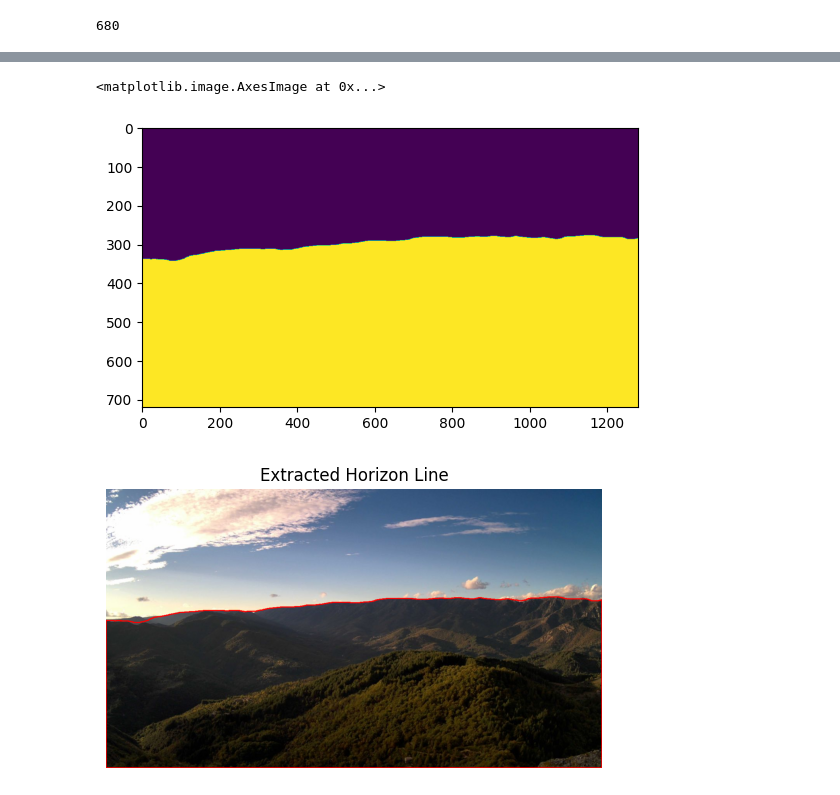
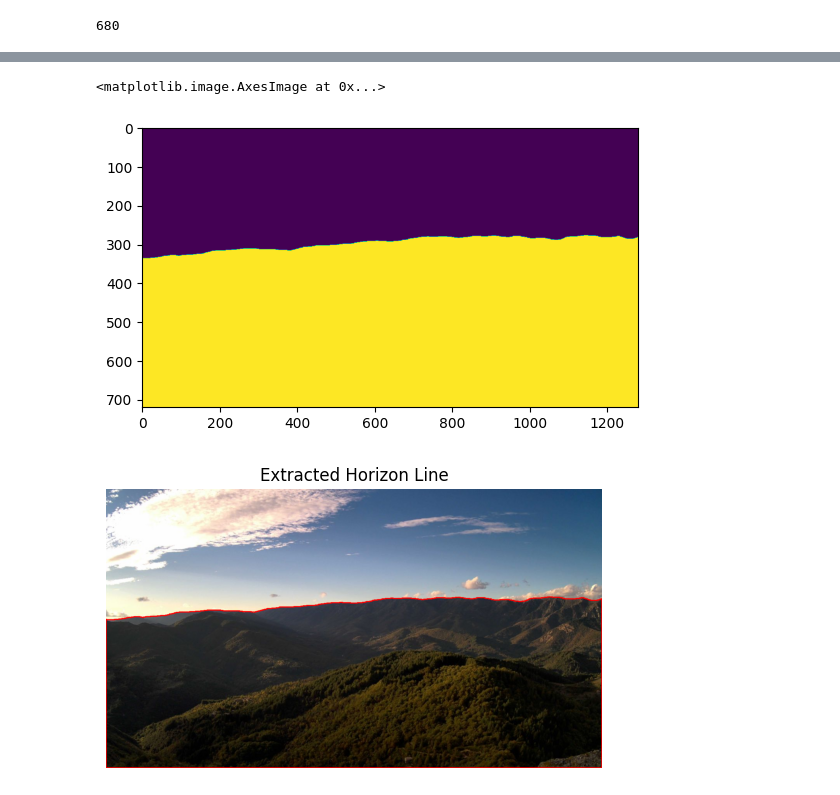
Before and after one commit to pyronear/smoke-localization, a Jupyter notebook: horizon_line/detect_horizon_line.ipynb, the cells around one changed output, grey strips where cells are left out. Drawn from its saved outputs; the diff is of its cells as text; code cells hidden in the pictures.

Commit message:
use depth anything instead

```diff
--- a/horizon_line/detect_horizon_line.ipynb
+++ b/horizon_line/detect_horizon_line.ipynb
@@ -26,3 +10,6 @@ Using cache found in /home/mateo/.cache/torch/hub/intel-isl_MiDaS_master
+# %%
+# load pipe
+pipe = pipeline(task="depth-estimation", model="LiheYoung/depth-anything-small-hf")
 # %%
 imgs = glob.glob("../pyronear_cam_data/**/*.jpg")
 len(imgs)
@@ -31,5 +18,8 @@ len(imgs)
 # %%
 # Pick a random image
 file = random.choice(imgs)
-file
+print(file)
+# Compute depth using midas
+img = Image.open(file)
+img.resize((640,380))
 # %% [output]
@@ -37,15 +28,3 @@ file
-# %%
-# Compute depth using midas
-img = cv2.imread(file)[:,:,::-1]
-input_batch = transform(img).to(device)
-with torch.no_grad():
-    prediction = midas(input_batch)
-
-    prediction = torch.nn.functional.interpolate(
-        prediction.unsqueeze(1),
-        size=img.shape[:2],
-        mode="bicubic",
-        align_corners=False,
-    ).squeeze()
-
-output = prediction.cpu().numpy()
+# %%
+# inference
+depth = pipe(img)["depth"]
@@ -52,8 +36,8 @@ output = prediction.cpu().numpy()
 # %%
 # Threshold depth
-th = 3
-(T, res) = cv2.threshold(output, th, 255, cv2.THRESH_BINARY)
+th = 0
+(T, res) = cv2.threshold(np.array(depth), th, 255, cv2.THRESH_BINARY)
 plt.imshow(res)
 # %% [output]
 <matplotlib.image.AxesImage at 0x...>
-[figure, old version]
+[figure, new version]
@@ -72,7 +58,7 @@ horizon_contour = max(contours, key=cv2.contourArea)
 
 
 # Draw the horizon contour directly on the color image
-img_line = cv2.drawContours(img.astype("uint8"), [horizon_contour], -1, (255, 0, 0), thickness=2)  # Red color for visibility
+img_line = cv2.drawContours(img_np.astype("uint8"), [horizon_contour], -1, (255, 0, 0), thickness=2)  # Red color for visibility
 
 # Let's display the contour image
 plt.imshow(img_line)
@@ -80,4 +66,4 @@ plt.title('Extracted Horizon Line')
 plt.axis('off')
 plt.show()
 # %% [output]
-[figure, old version]
+[figure, new version]
```
Also changed, not shown: parts of 5 cells of this notebook.
